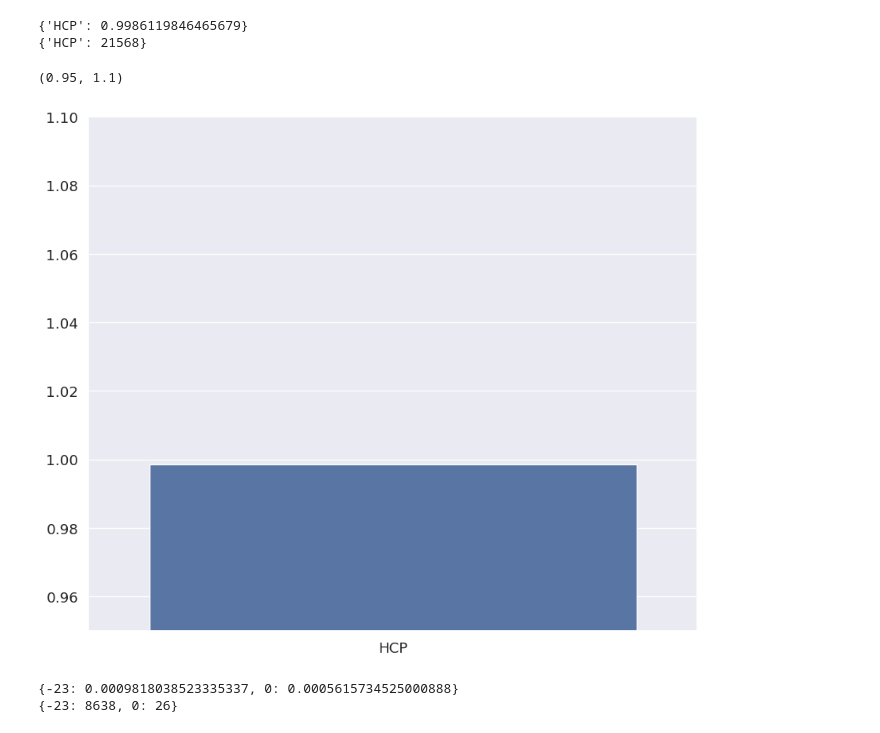
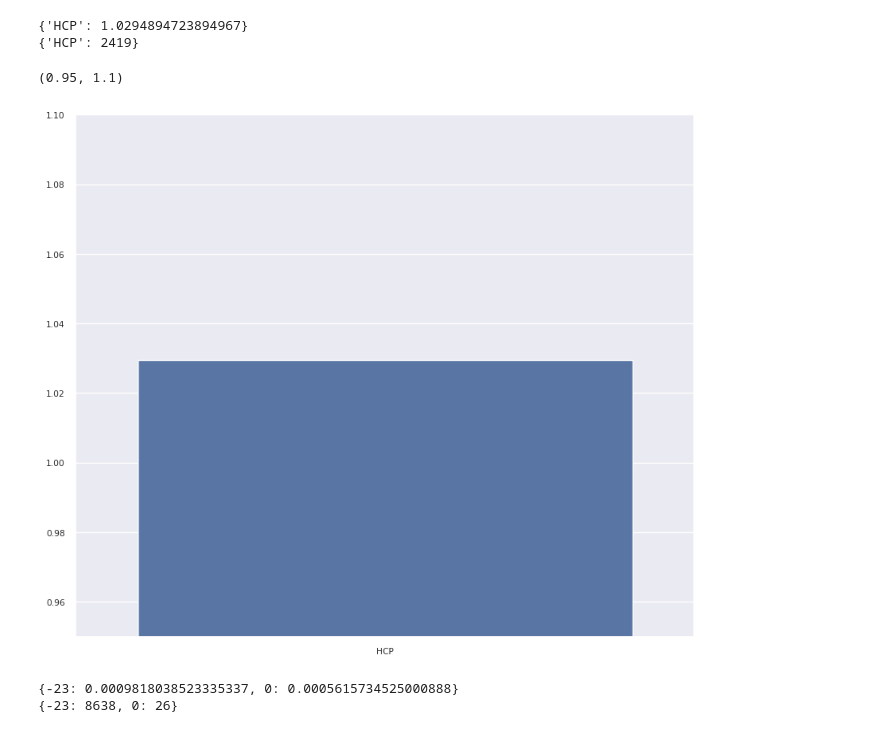
Before and after one commit to Dateb/WageringSystem, a Jupyter notebook: notebooks/Results Plotting.ipynb, the cells around one changed output. Saved outputs shown, nothing was run; the diff lists cells and outputs as text; code cells hidden in the pictures.

```diff
--- a/notebooks/Results Plotting.ipynb
+++ b/notebooks/Results Plotting.ipynb
@@ -190,5 +189,5 @@ dtype: float64
 # %%
-from statistics import geometric_mean
+from statistics import geometric_mean, mean
 from Model.Betting.bet import Bet
 from typing import List
 import numpy as np
@@ -197,37 +196,37 @@ def get_payouts_per_category(bets: List[Bet], category: str):
     payouts = {}
 
     for bet in bets:
         cat = bet.bet_offer.race_card.__getattribute__(category)
         if cat not in payouts:
             payouts[cat] = []
 
         payouts[cat].append(1 + bet.payout)
 
     return payouts
 
 payouts_per_category = get_payouts_per_category(test_bets_base, "category")
 
 payout_means = {}
 payout_counts = {}
 
 for race_category in payouts_per_category:
-    payout_means[race_category] = geometric_mean(payouts_per_category[race_category])
+    payout_means[race_category] = mean(payouts_per_category[race_category])
     payout_counts[race_category] = len(payouts_per_category[race_category])
 
 # payout_means = dict(sorted(payout_means.items(), key=lambda item: item[1]))
 print(payout_means)
 print(payout_counts)
 #
 x = list(payout_means.keys())
 y = list(payout_means.values())
 
 sns.barplot(x=x, y=y)
 plt.ylim(0.95, 1.1)
 # %% [output]
-{'HCP': 0.9986119846465679}
-{'HCP': 21568}
+{'HCP': 1.0294894723894967}
+{'HCP': 2419}
 (0.95, 1.1)
-[figure, old version]
+[figure, new version]
 # %%
 import numpy as np
 
```
Also changed, not shown: parts of 4 cells of this notebook, 28 other files.
